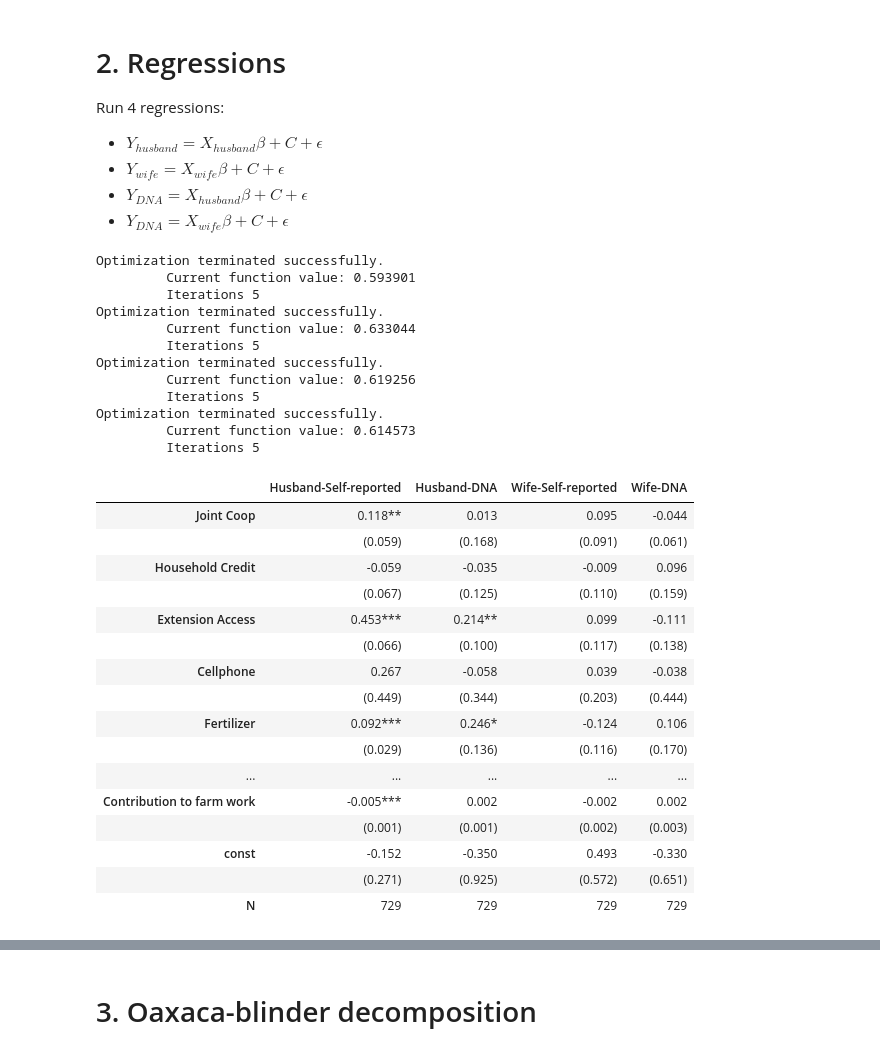
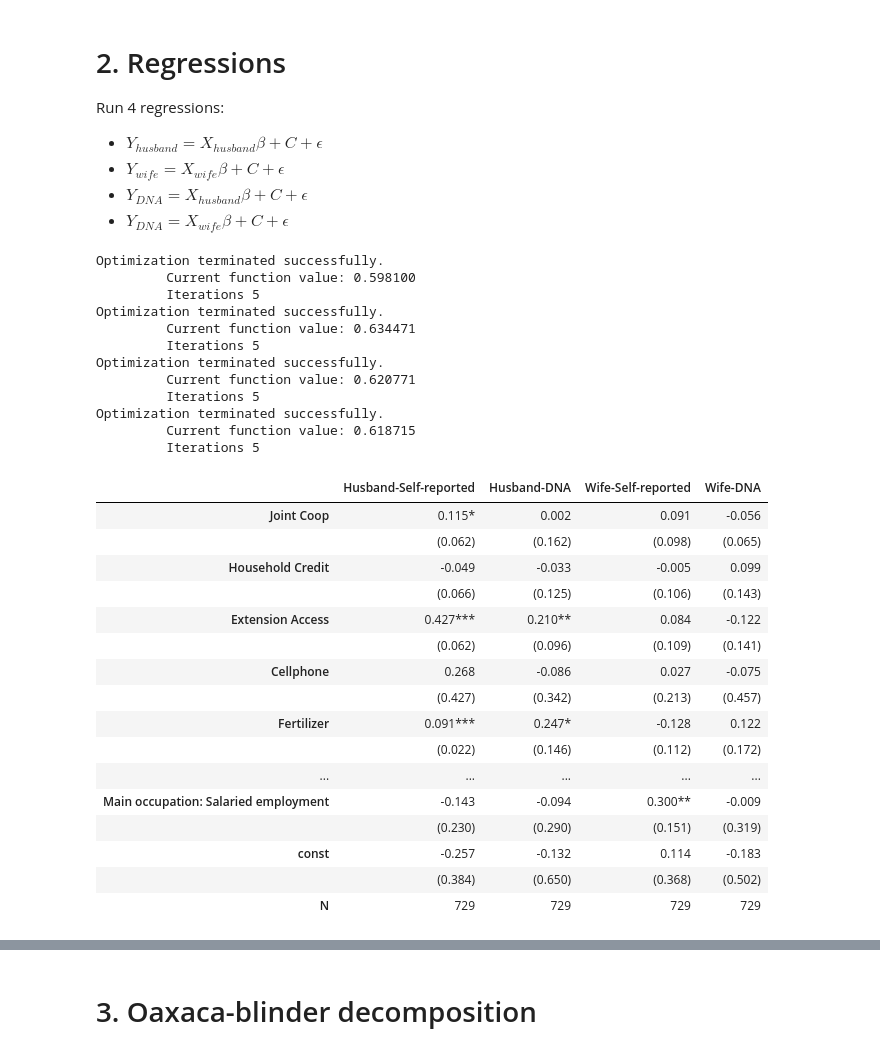
Before and after one commit to japrietov/Technology-Adoption, a Jupyter notebook: Code/Preliminary Results - Dec15.ipynb, the cells around one changed output, grey strips where cells are left out. Saved outputs shown, nothing was run; the diff lists cells and outputs as text; code cells hidden in the pictures.

Commit message:
v_Dec2023 - AJAE2023 results

```diff
--- a/Code/Preliminary Results - Dec15.ipynb
+++ b/Code/Preliminary Results - Dec15.ipynb
@@ -252,0 +288,25 @@ variables_dict = {'planted': 'Y/N ICV', 'Household_ICV': 'Total ICV',
+# %%
+df_FM_test = pd.read_csv("../Output/df_FM.csv")
+df_F_test = df_FM_test[df_FM_test['A02_Sex'] == 0]#.rename(columns=variables_dict)
+df_M_test = df_FM_test[df_FM_test['A02_Sex'] == 1]#.rename(columns=variables_dict)
+
+
+fig1, ax1 = plt.subplots(dpi=100, figsize=(8, 6))
+ttest_MF = ttest_rel(df_M_test[f'Male_ICV_Managed'], df_F_test[f'Female_ICV_Managed'], nan_policy='omit')
+
+data = []
+data.append(['Household vs Male', convert_pvalue(ttest_HM[0], ttest_HM[1])])
+df_ttest = pd.DataFrame(data, columns = ['Comparison', 'T-test'])
+
+print(data)
+sns.kdeplot(df_M['Male_ICV_Managed'], ax = ax1, fill=True, color="C0", label ="Male",  alpha=0.3)
+sns.kdeplot(df_F['Female_ICV_Managed'], ax = ax1, fill=True, color="C3", label ="Female",  alpha=0.3)
+ax1.set_ylabel('Density', fontweight='bold')
+ax1.set_xlabel('Number of ICV plots Independently Managed', fontweight='bold')
+
+#ax1.table(cellText=df_ttest.values, colLabels=df_ttest.columns,
+#          cellLoc='left', colWidths=[0.7, 0.3], bbox = (0.55, 0.05, 0.4, 0.2), loc='lower right', zorder=10)
+# ax1.set_title(labels[index])
+ax1.legend(loc=1)
+
+fig1.savefig(f"../Output/Figures/independently_managed.png", dpi=300, bbox_inches='tight' )
@@ -354,7 +417,7 @@ for y in experiment:
                      markers=True,
                      errorbar=("se", 2))
         # ax1.set_ylim(experiment[y].min().value, ax1.get_ylim()[1])
-        ax1.set_title(y, fontweight='bold')
+        # ax1.set_title(y, fontweight='bold')
         ax1.set_xlabel('Percentage of Female', fontweight='bold')
         ax1.set_ylabel('Adoption rate' if y == 'Y/N ICV' else 'Intensity of adoption', fontweight='bold')
         # ax1.legend(title='Boostrap method')
@@ -472,9 +535,11 @@ dependent_DNA = ['DNA_planted', 'DNA_Household_ICV']
 
 characteristic = ['ZoneID_1', 'ZoneID_3', 'ZoneID_4', # ZoneID_2 is base
                   'A03_Age', 'A05_Edu', 'Household_Size',
-                  'A07_1_Main_occupatn_Farming', 'A07_1_Main_occupatn_Self_employed_off_farm',
-                  'A07_1_Main_occupatn_Other', # A07_1_Main_occupatn_Salaried_employment is base
-                  'A08_fam_lab_contributn']
+                  #'A07_1_Main_occupatn_Farming', 'A07_1_Main_occupatn_Self_employed_off_farm',
+                  #'A07_1_Main_occupatn_Other',
+                  'A07_1_Main_occupatn_Salaried_employment' #is base
+                  #'A08_fam_lab_contributn'
+                 ]
 
 # J02_ percentage of household income comes from cassava? (%)
 independent_income = ['J02_per_hh_inc_cassav']
@@ -503,6 +568,7 @@ independent_Extension_Access = ['Extension_Access']
 
 #independent = independent_coop_member + independent_credit  + independent_household_asset + independent_production_asset
 
+#independent = independent_coop_member + independent_credit  + independent_Extension_Access + independent_Cell_Owned + independent_fertilized + independent_consumption
 independent = independent_coop_member + independent_credit  + independent_Extension_Access + independent_Cell_Owned + independent_fertilized + independent_consumption
 # %%
 df_FM_test = pd.read_csv("../Output/df_FM.csv")
@@ -544,14 +610,14 @@ for y_self, y_DNA in zip(dep_self[:1], dep_dna[:1]):
     Y = df_M_test[y_DNA]
     X = sm.add_constant(df_M_test[ind + char], prepend=False)
     model_M = sm.Probit(Y,X) if y_DNA == 'DNA Y/N ICV' else sm.OLS(Y,X)
-    results_H_DNA = model_M.fit(cov_type='cluster', cov_kwds={'groups': df_M_test['ZoneID'].values}, maxiter=100, )
+    results_H_DNA = model_M.fit(cov_type='cluster', cov_kwds={'groups': df_M_test['ZoneID'].values}, maxiter=10000, )
     results.append(results_H_DNA)
 
     # Wife
     Y = df_F_test[y_DNA]
     X = sm.add_constant(df_F_test[ind + char], prepend=False)
     model_F = sm.Probit(Y,X) if y_DNA == 'DNA Y/N ICV' else sm.OLS(Y,X)
-    results_F = model_F.fit(cov_type='cluster', cov_kwds={'groups': df_F_test['ZoneID'].values}, maxiter=100, )
+    results_F = model_F.fit(cov_type='cluster', cov_kwds={'groups': df_F_test['ZoneID'].values}, maxiter=10000, )
     results.append(results_F)
 
 
@@ -561,50 +627,52 @@ columns_dataset_level_2 = {0: 'Husband', 1: 'Husband', 2: 'Wife', 3: 'Wife',
                            4: 'Husband', 5: 'Husband', 6: 'Wife', 7: 'Wife'}
 
 columns_dataset_level_3 = {0: 'Self-reported', 1: "DNA"}
 
 summary_str  = summary_col(results,
                   stars=True,
                   model_names=[#columns_dataset_level_1[i//4] + "-" +
                                 columns_dataset_level_2[i] + "-" +
                                columns_dataset_level_3[i%2] for i in range(len(results))],
                   float_format='%.3f',
                   info_dict={
                       'N':lambda x: "{0:d}".format(int(x.nobs))
                   },
                   regressor_order=ind + char
                           )# .as_latex()
 
 df_results = summary_str.tables[0]
 # df_results.columns = ['DNA' if i%2==0 else 'Self-reported' for i in range(df_results.columns.shape[0])]
 df_results.to_latex("../Output/Tables/tab_regressions.tex", escape=False)
+df_results.astype(str).to_excel("../Output/Tables/tab_regressions.xlsx")
+
 df_results
 # %% [output]
 Optimization terminated successfully.
-         Current function value: 0.593901
+         Current function value: 0.598100
          Iterations 5
 Optimization terminated successfully.
-         Current function value: 0.633044
+         Current function value: 0.634471
          Iterations 5
 Optimization terminated successfully.
-         Current function value: 0.619256
+         Current function value: 0.620771
          Iterations 5
 Optimization terminated successfully.
-         Current function value: 0.614573
+         Current function value: 0.618715
          Iterations 5
 |  | Husband-Self-reported | Husband-DNA | Wife-Self-reported | Wife-DNA |
-| Joint Coop | 0.118** | 0.013 | 0.095 | -0.044 |
-|  | (0.059) | (0.168) | (0.091) | (0.061) |
-| Household Credit | -0.059 | -0.035 | -0.009 | 0.096 |
-|  | (0.067) | (0.125) | (0.110) | (0.159) |
-| Extension Access | 0.453*** | 0.214** | 0.099 | -0.111 |
-|  | (0.066) | (0.100) | (0.117) | (0.138) |
-| Cellphone | 0.267 | -0.058 | 0.039 | -0.038 |
-|  | (0.449) | (0.344) | (0.203) | (0.444) |
-| Fertilizer | 0.092*** | 0.246* | -0.124 | 0.106 |
-|  | (0.029) | (0.136) | (0.116) | (0.170) |
+| Joint Coop | 0.115* | 0.002 | 0.091 | -0.056 |
+|  | (0.062) | (0.162) | (0.098) | (0.065) |
+| Household Credit | -0.049 | -0.033 | -0.005 | 0.099 |
+|  | (0.066) | (0.125) | (0.106) | (0.143) |
+| Extension Access | 0.427*** | 0.210** | 0.084 | -0.122 |
+|  | (0.062) | (0.096) | (0.109) | (0.141) |
+| Cellphone | 0.268 | -0.086 | 0.027 | -0.075 |
+|  | (0.427) | (0.342) | (0.213) | (0.457) |
+| Fertilizer | 0.091*** | 0.247* | -0.128 | 0.122 |
+|  | (0.022) | (0.146) | (0.112) | (0.172) |
 | ... | ... | ... | ... | ... |
-| Contribution to farm work | -0.005*** | 0.002 | -0.002 | 0.002 |
-|  | (0.001) | (0.001) | (0.002) | (0.003) |
-| const | -0.152 | -0.350 | 0.493 | -0.330 |
-|  | (0.271) | (0.925) | (0.572) | (0.651) |
+| Main occupation: Salaried employment | -0.143 | -0.094 | 0.300** | -0.009 |
+|  | (0.230) | (0.290) | (0.151) | (0.319) |
+| const | -0.257 | -0.132 | 0.114 | -0.183 |
+|  | (0.384) | (0.650) | (0.368) | (0.502) |
 | N | 729 | 729 | 729 | 729 |
```
Also changed, not shown: parts of 8 cells of this notebook, 13 other files.
